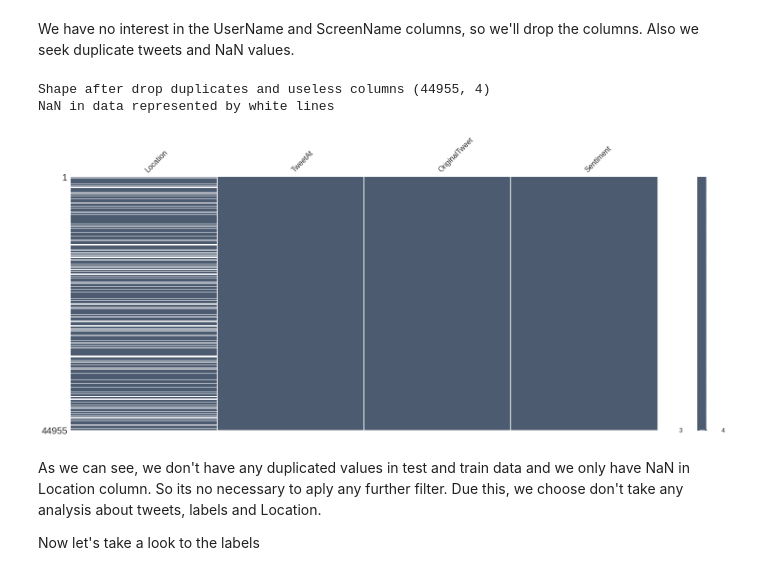
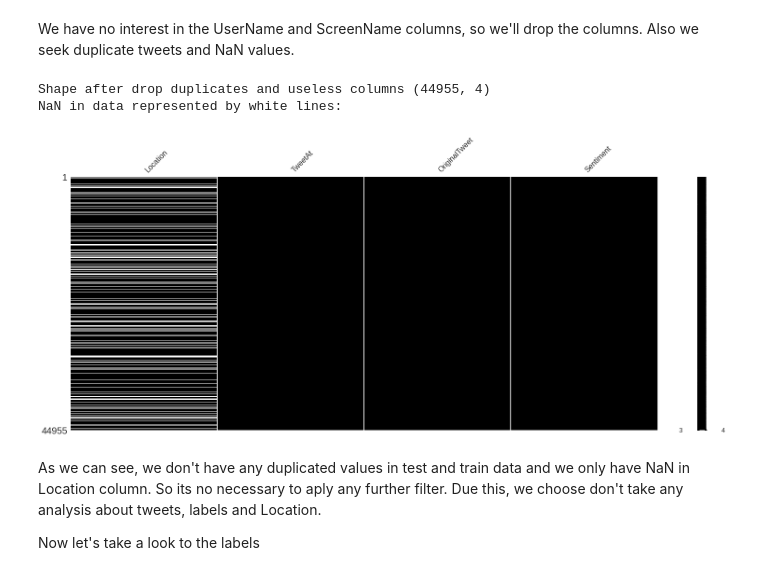
Before and after one commit to EnriqueGap/covid-text_classification, a Jupyter notebook: analysis.ipynb, the cells around one changed output. Drawn from its saved outputs; the diff is of its cells as text; code cells hidden in the pictures.

```diff
--- a/analysis.ipynb
+++ b/analysis.ipynb
@@ -59,15 +69,15 @@ We have no interest in the UserName and ScreenName columns, so we'll drop the co
 # %%
 train_data=train_data.drop(columns=['UserName', 'ScreenName'])
 test_data=test_data.drop(columns=['UserName', 'ScreenName'])
 data=data.drop(columns=['UserName', 'ScreenName'])
 data=data.drop_duplicates()
 print("Shape after drop duplicates and useless columns", data.shape)
-msno.matrix(data,color=(0.3,0.36,0.44))
-print("NaN in data represented by white lines")
+msno.matrix(data, color=(0.0,0.0,0.0))
+print("NaN in data represented by white lines:")
 # %% [output]
 Shape after drop duplicates and useless columns (44955, 4)
-NaN in data represented by white lines
+NaN in data represented by white lines:
-[figure, old version]
+[figure, new version]
 # %% [markdown]
 As we can see, we don't have any duplicated values in test and train data and we only have NaN in Location column. So its no necessary to aply any further filter.
 Due this, we choose don't take any analysis about tweets, labels and Location.
```
Also changed, not shown: parts of 15 cells of this notebook.
